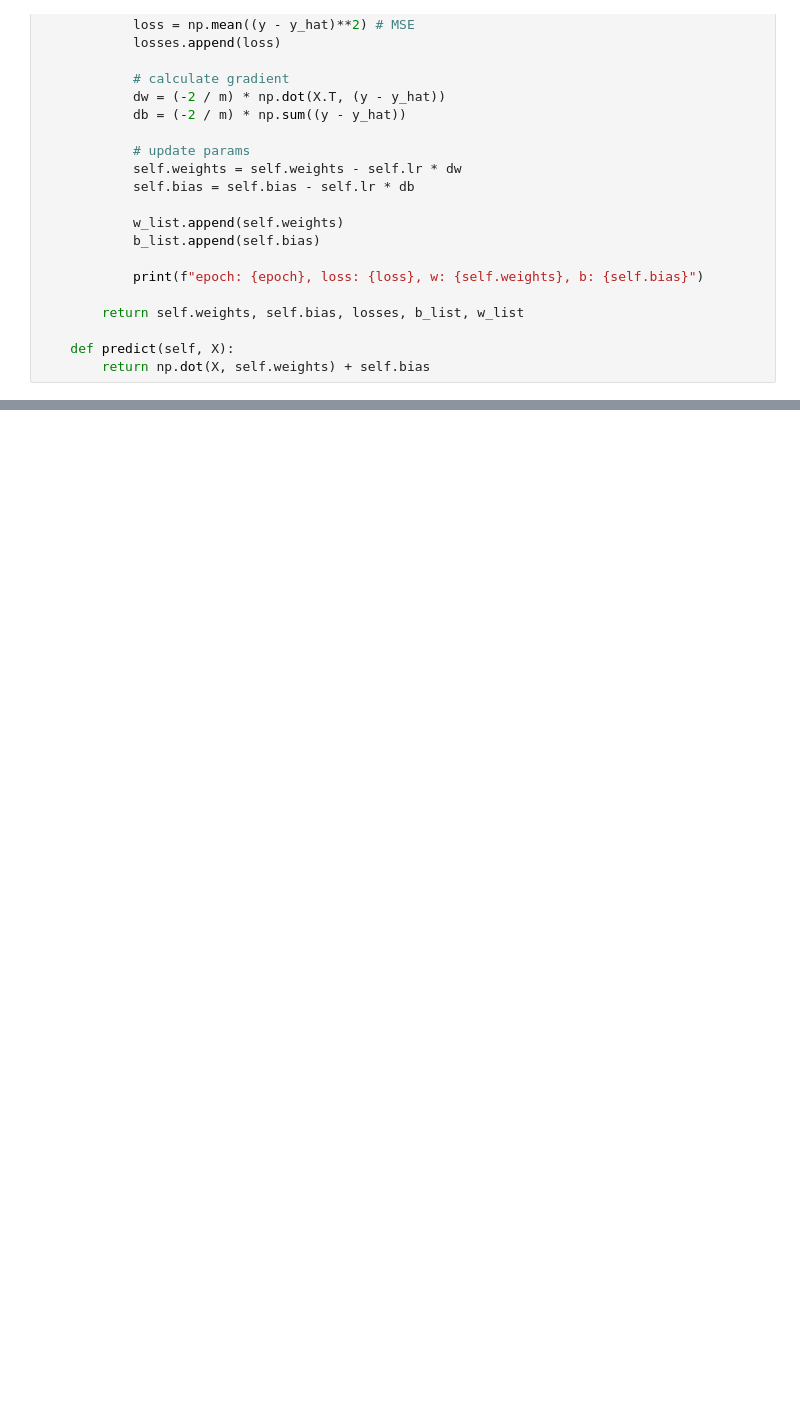
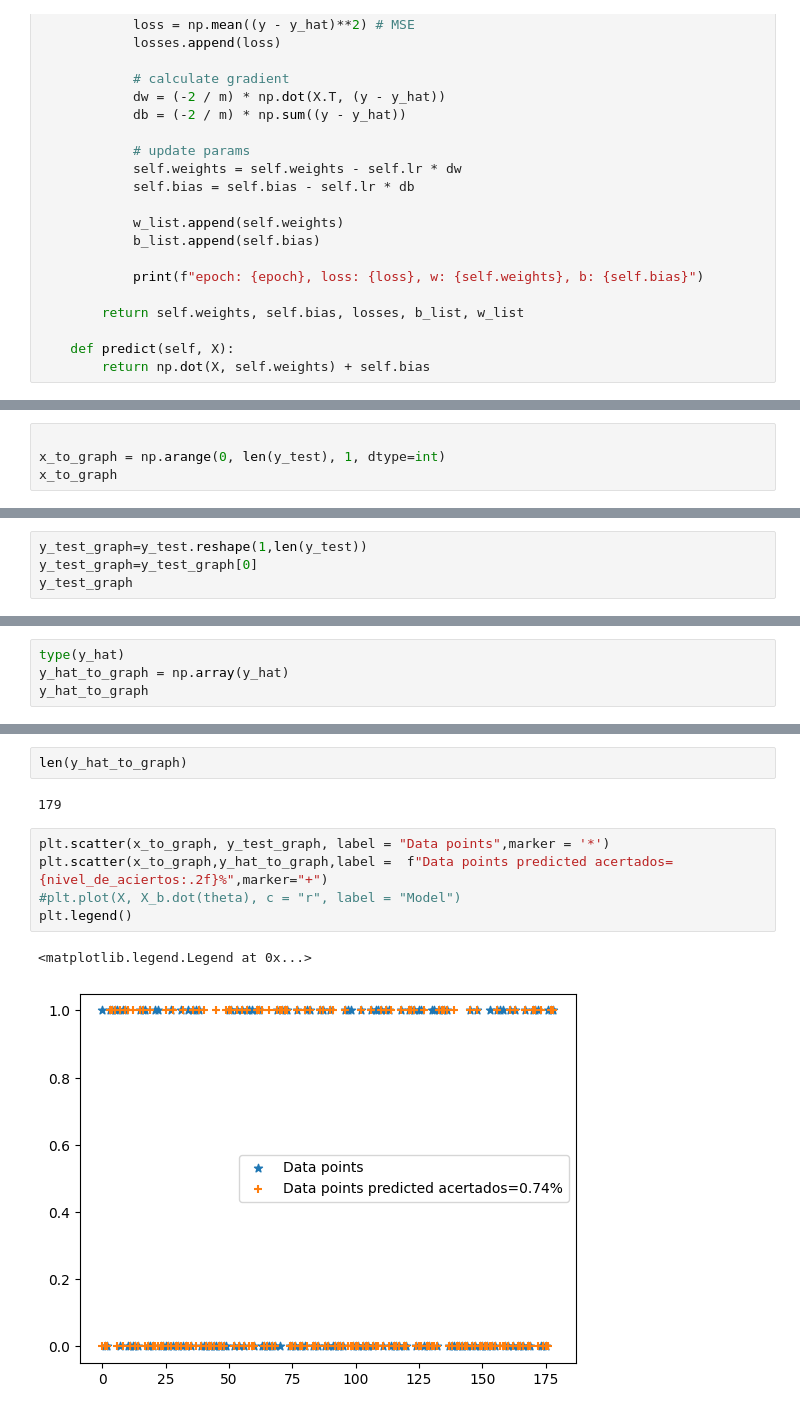
Before and after one commit to LeonardoBolanos/machine_learning_s3_2024, a Jupyter notebook: notebooks/5.0-lobr-titanic-logistic-regresion.ipynb, the cells around one changed output, grey strips where cells are left out. Drawn from its saved outputs; the diff is of its cells as text; blank space fills up the shorter version.

```diff
--- a/notebooks/5.0-lobr-titanic-logistic-regresion.ipynb
+++ b/notebooks/5.0-lobr-titanic-logistic-regresion.ipynb
@@ -424,0 +591,4 @@ X_train.shape
+# %%
+
+x_to_graph = np.arange(0, len(y_test), 1, dtype=int)
+x_to_graph
@@ -424,0 +614,4 @@ X_train.shape
+# %%
+y_test_graph=y_test.reshape(1,len(y_test))
+y_test_graph=y_test_graph[0]
+y_test_graph
@@ -424,0 +632,4 @@ X_train.shape
+# %%
+type(y_hat)
+y_hat_to_graph = np.array(y_hat)
+y_hat_to_graph
@@ -424,0 +646,12 @@ X_train.shape
+# %%
+len(y_hat_to_graph)
+# %% [output]
+179
+# %%
+plt.scatter(x_to_graph, y_test_graph, label = "Data points",marker = '*')
+plt.scatter(x_to_graph,y_hat_to_graph,label =  f"Data points predicted acertados={nivel_de_aciertos:.2f}%",marker="+")
+#plt.plot(X, X_b.dot(theta), c = "r", label = "Model")
+plt.legend()
+# %% [output]
+<matplotlib.legend.Legend at 0x...>
+[figure, added]
```
Also changed, not shown: parts of 46 cells of this notebook.
